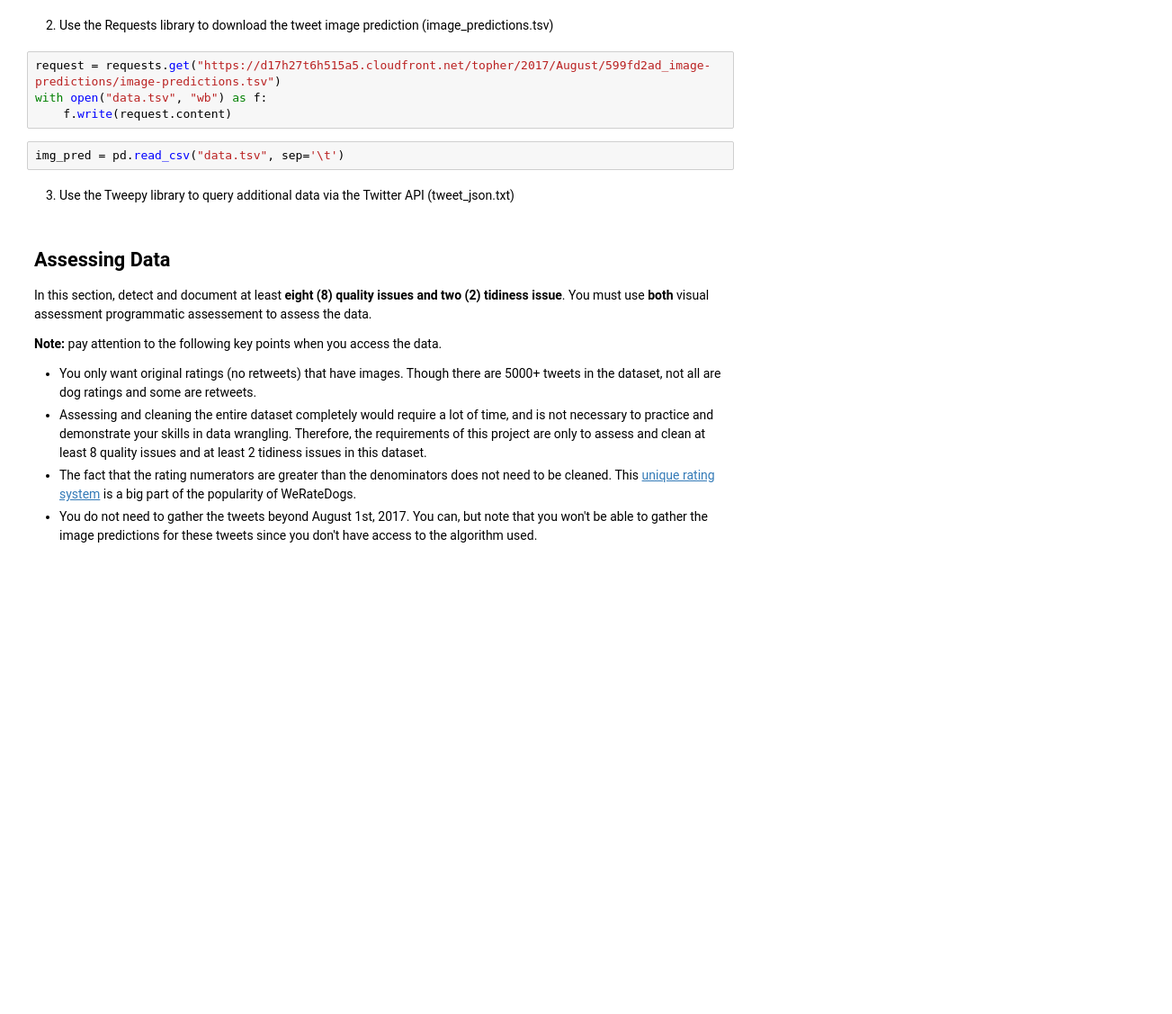
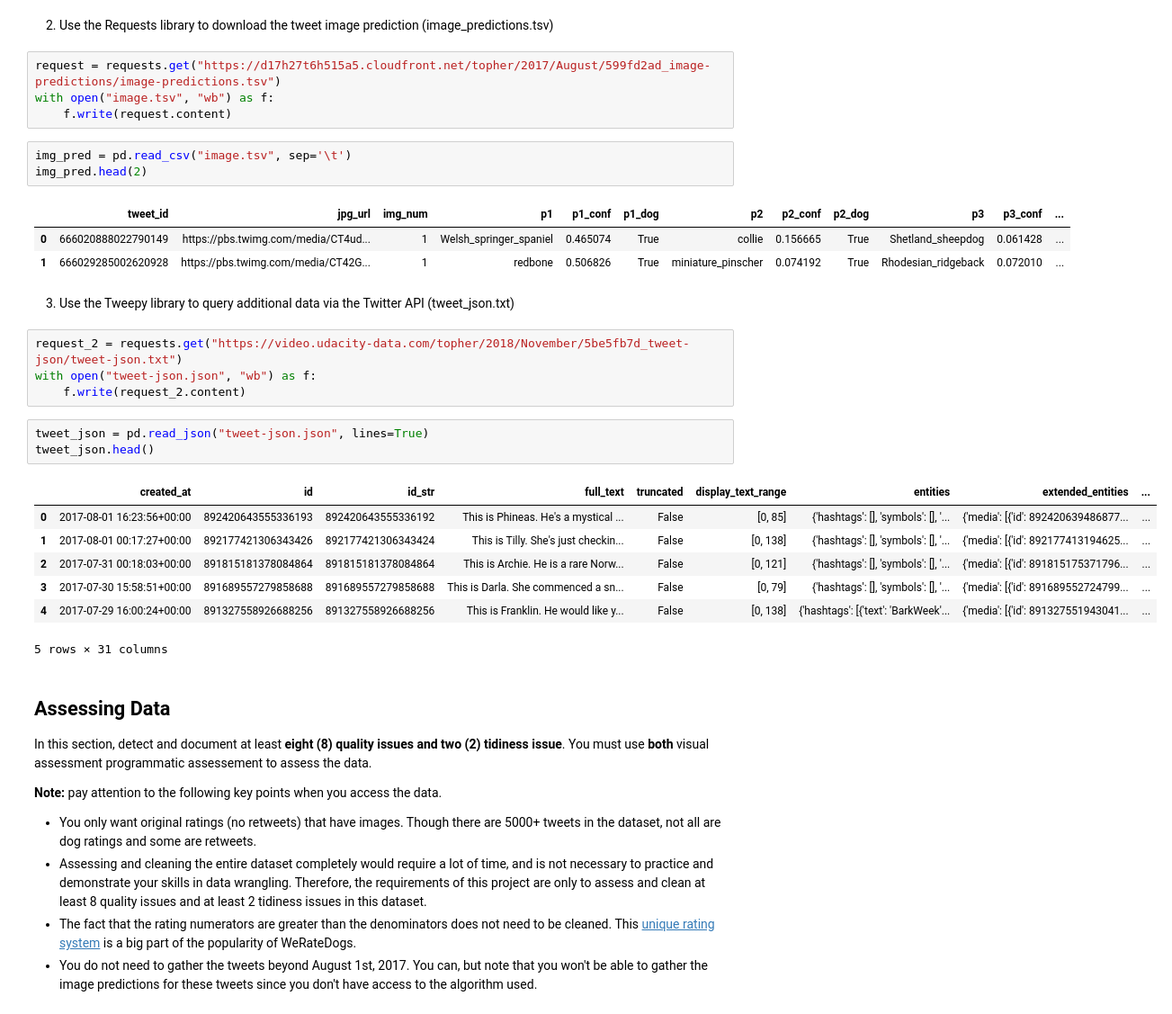
Before and after one commit to youschamp/main, a Jupyter notebook: wrangle_act.ipynb, the cells around one changed output. Shown at 90% size. Cells and saved outputs as stored; diff of their text form; blank space fills up the shorter version.

```diff
--- a/wrangle_act.ipynb
+++ b/wrangle_act.ipynb
@@ -19,12 +29,32 @@ archive = pd.read_csv("twitter-archive-enhanced.csv")
 2. Use the Requests library to download the tweet image prediction (image_predictions.tsv)
 # %%
 request = requests.get("https://d17h27t6h515a5.cloudfront.net/topher/2017/August/599fd2ad_image-predictions/image-predictions.tsv")
-with open("data.tsv", "wb") as f:
+with open("image.tsv", "wb") as f:
     f.write(request.content)
 # %%
-img_pred = pd.read_csv("data.tsv", sep='\t')
+img_pred = pd.read_csv("image.tsv", sep='\t')
+img_pred.head(2)
+# %% [output]
+|  | tweet_id | jpg_url | img_num | p1 | p1_conf | p1_dog | p2 | p2_conf | p2_dog | p3 | p3_conf | ... |
+| 0 | 666020888022790149 | https://pbs.twimg.com/media/CT4ud... | 1 | Welsh_springer_spaniel | 0.465074 | True | collie | 0.156665 | True | Shetland_sheepdog | 0.061428 | ... |
+| 1 | 666029285002620928 | https://pbs.twimg.com/media/CT42G... | 1 | redbone | 0.506826 | True | miniature_pinscher | 0.074192 | True | Rhodesian_ridgeback | 0.072010 | ... |
 # %% [markdown]
 3. Use the Tweepy library to query additional data via the Twitter API (tweet_json.txt)
+# %%
+request_2 = requests.get("https://video.udacity-data.com/topher/2018/November/5be5fb7d_tweet-json/tweet-json.txt")
+with open("tweet-json.json", "wb") as f:
+    f.write(request_2.content)
+# %%
+tweet_json = pd.read_json("tweet-json.json", lines=True)
+tweet_json.head()
+# %% [output]
+|  | created_at | id | id_str | full_text | truncated | display_text_range | entities | extended_entities | ... |
+| 0 | 2017-08-01 16:23:56+00:00 | 892420643555336193 | 892420643555336192 | This is Phineas. He's a mystical ... | False | [0, 85] | {'hashtags': [], 'symbols': [], '... | {'media': [{'id': 892420639486877... | ... |
+| 1 | 2017-08-01 00:17:27+00:00 | 892177421306343426 | 892177421306343424 | This is Tilly. She's just checkin... | False | [0, 138] | {'hashtags': [], 'symbols': [], '... | {'media': [{'id': 892177413194625... | ... |
+| 2 | 2017-07-31 00:18:03+00:00 | 891815181378084864 | 891815181378084864 | This is Archie. He is a rare Norw... | False | [0, 121] | {'hashtags': [], 'symbols': [], '... | {'media': [{'id': 891815175371796... | ... |
+| 3 | 2017-07-30 15:58:51+00:00 | 891689557279858688 | 891689557279858688 | This is Darla. She commenced a sn... | False | [0, 79] | {'hashtags': [], 'symbols': [], '... | {'media': [{'id': 891689552724799... | ... |
+| 4 | 2017-07-29 16:00:24+00:00 | 891327558926688256 | 891327558926688256 | This is Franklin. He would like y... | False | [0, 138] | {'hashtags': [{'text': 'BarkWeek'... | {'media': [{'id': 891327551943041... | ... |
+5 rows × 31 columns
 # %% [markdown]
 ## Assessing Data
 In this section, detect and document at least **eight (8) quality issues and two (2) tidiness issue**. You must use **both** visual assessment
```
Also changed, not shown: parts of 19 cells of this notebook, 3 other files.
